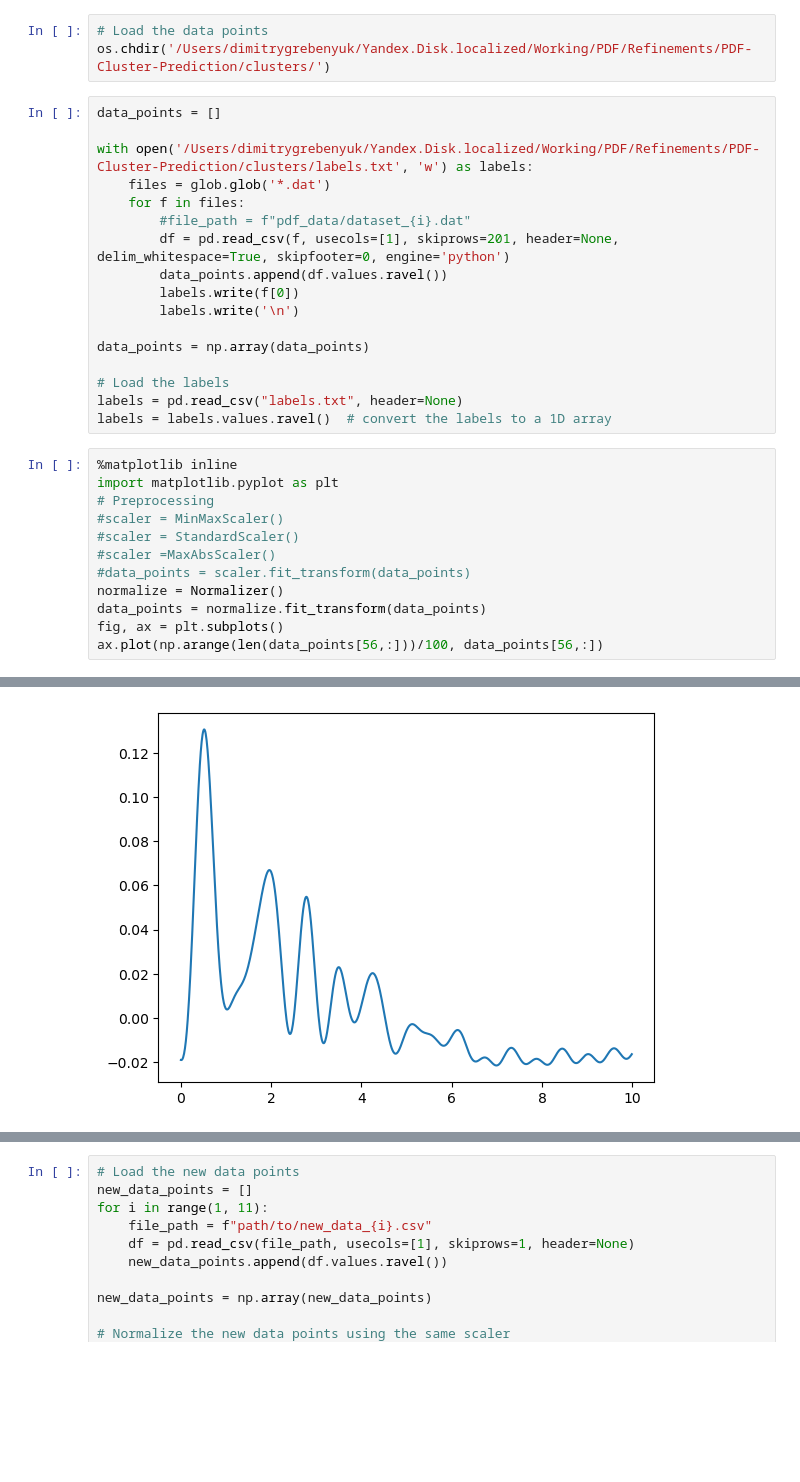
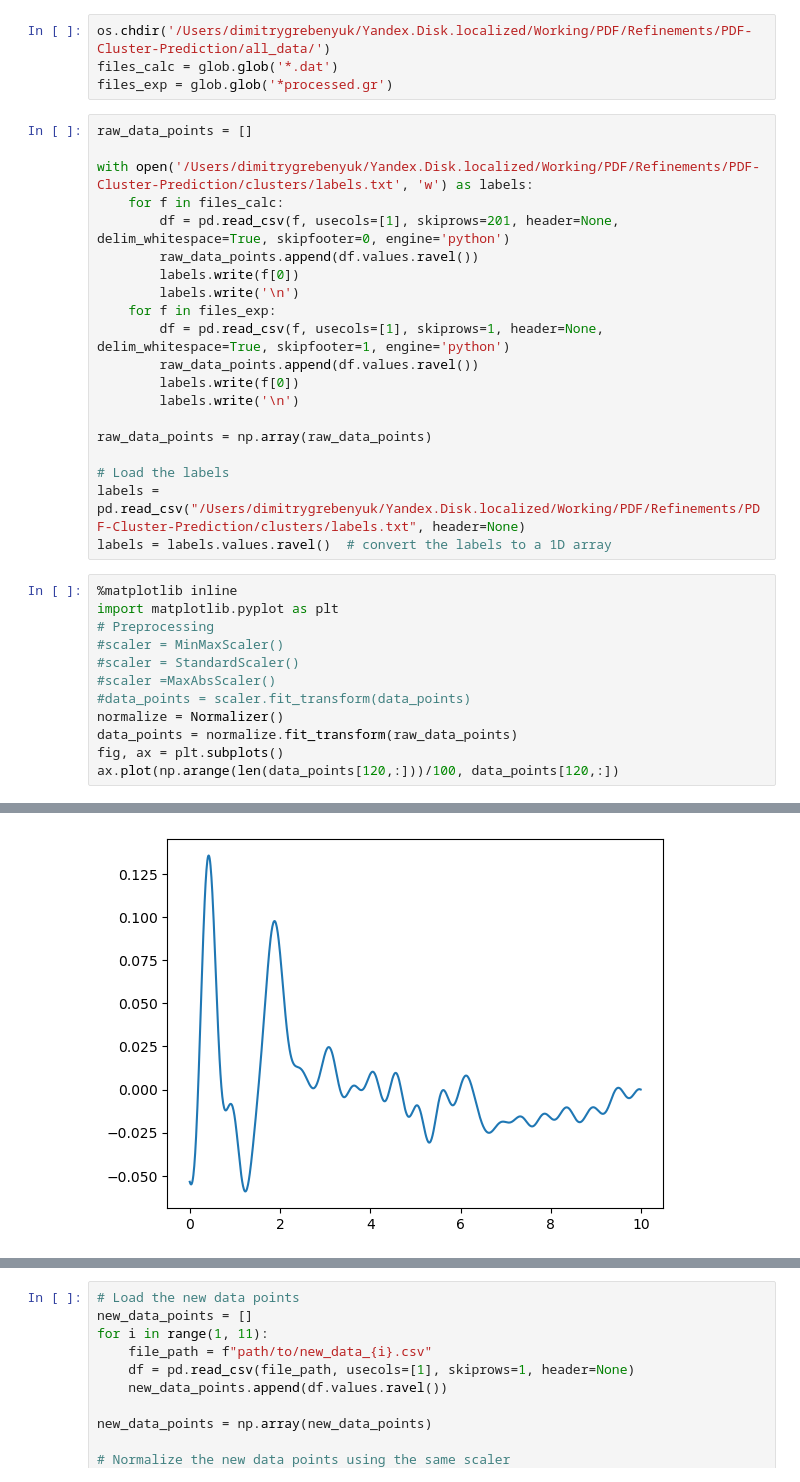
Before and after one commit to grebenyyk/PDF-NN, a Jupyter notebook: train.ipynb, the cells around one changed output, grey strips where cells are left out. Saved outputs shown, nothing was run; the diff lists cells and outputs as text; blank space fills up the shorter version.

```diff
--- a/train.ipynb
+++ b/train.ipynb
@@ -18,37 +23,41 @@ import itertools
 # %%
-# Load the data points
-os.chdir('/Users/dimitrygrebenyuk/Yandex.Disk.localized/Working/PDF/Refinements/PDF-Cluster-Prediction/clusters/')
+os.chdir('/Users/dimitrygrebenyuk/Yandex.Disk.localized/Working/PDF/Refinements/PDF-Cluster-Prediction/all_data/')
+files_calc = glob.glob('*.dat')
+files_exp = glob.glob('*processed.gr')
 # %%
-data_points = []
+raw_data_points = []
 
 with open('/Users/dimitrygrebenyuk/Yandex.Disk.localized/Working/PDF/Refinements/PDF-Cluster-Prediction/clusters/labels.txt', 'w') as labels:
-    files = glob.glob('*.dat')
-    for f in files:
-        #file_path = f"pdf_data/dataset_{i}.dat"
+    for f in files_calc:
         df = pd.read_csv(f, usecols=[1], skiprows=201, header=None, delim_whitespace=True, skipfooter=0, engine='python')
-        data_points.append(df.values.ravel())
+        raw_data_points.append(df.values.ravel())
+        labels.write(f[0])
+        labels.write('\n')
+    for f in files_exp:
+        df = pd.read_csv(f, usecols=[1], skiprows=1, header=None, delim_whitespace=True, skipfooter=1, engine='python')
+        raw_data_points.append(df.values.ravel())
         labels.write(f[0])
         labels.write('\n')
 
-data_points = np.array(data_points)
+raw_data_points = np.array(raw_data_points)
 
 # Load the labels
-labels = pd.read_csv("labels.txt", header=None)
+labels = pd.read_csv("/Users/dimitrygrebenyuk/Yandex.Disk.localized/Working/PDF/Refinements/PDF-Cluster-Prediction/clusters/labels.txt", header=None)
 labels = labels.values.ravel()  # convert the labels to a 1D array
 # %%
 %matplotlib inline
 import matplotlib.pyplot as plt
 # Preprocessing
 #scaler = MinMaxScaler()
 #scaler = StandardScaler()
 #scaler =MaxAbsScaler()
 #data_points = scaler.fit_transform(data_points)
 normalize = Normalizer()
-data_points = normalize.fit_transform(data_points)
+data_points = normalize.fit_transform(raw_data_points)
 fig, ax = plt.subplots()
-ax.plot(np.arange(len(data_points[56,:]))/100, data_points[56,:])
+ax.plot(np.arange(len(data_points[120,:]))/100, data_points[120,:])
 # %% [output]
 [<matplotlib.lines.Line2D at 0x...>]
-[figure, old version]
+[figure, new version]
 # %%
 # Split the data into training and test sets
```
Also changed, not shown: parts of 8 cells of this notebook, 2 other files.
